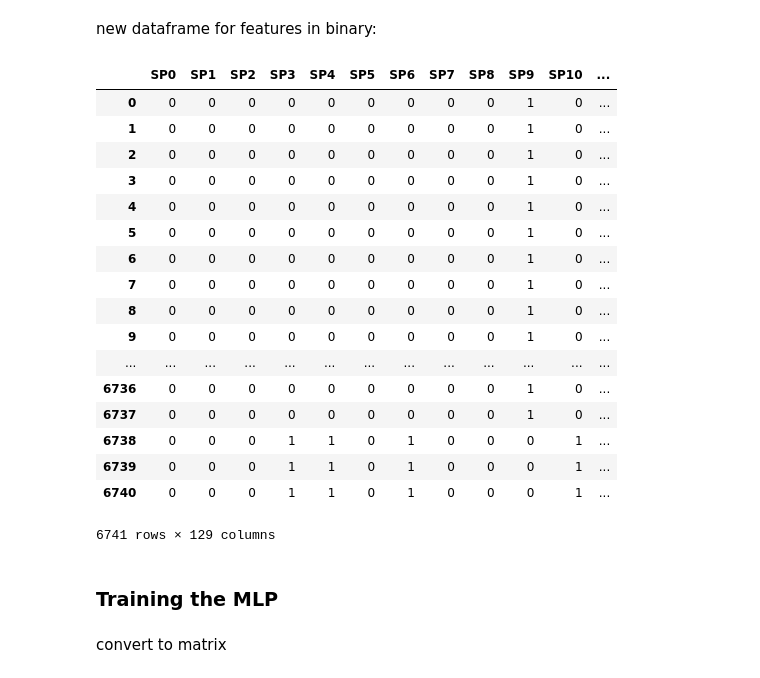
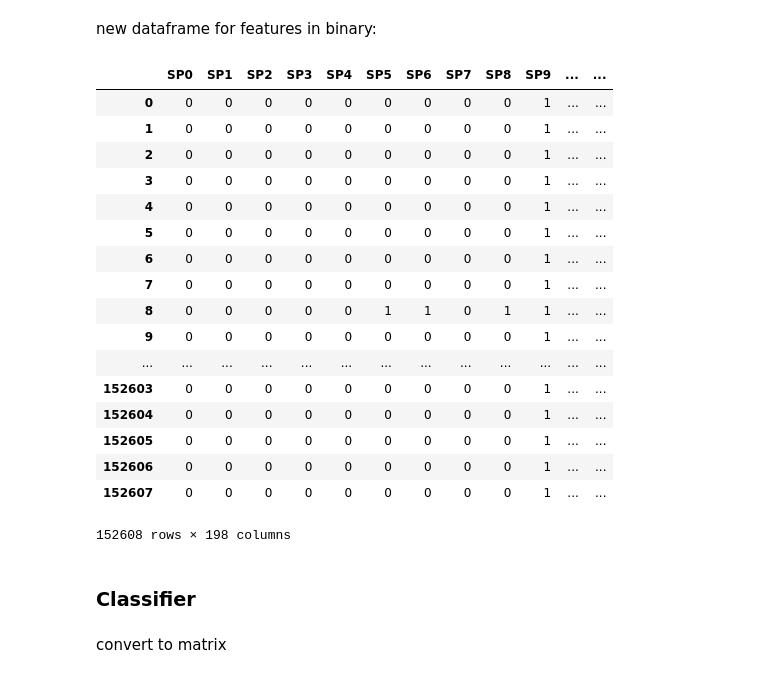
Before and after one commit to aksaw/flow-size-prediction, a Jupyter notebook: mlp.ipynb, the cells around one changed output. Saved outputs shown, nothing was run; the diff lists cells and outputs as text; code cells hidden in the pictures.

```diff
--- a/mlp.ipynb
+++ b/mlp.ipynb
@@ -12,3 +10,6 @@ df = pd.read_csv("020328.050012EST.csv")
+# %%
+# df = pd.concat( pd.read_csv("LibBldg1") for i in range(1,4) )
+df = pd.read_csv("LibBldg1")
 # %%
 df["srcAddr1"], df["srcAddr2"], df["srcAddr3"], df["srcAddr4"] = df["Source"].str.split(".", 3).str
 df["destAddr1"], df["destAddr2"], df["destAddr3"], df["destAddr4"] = df["Destination"].str.split(".", 3).str
@@ -37,0 +18,4 @@ df
+# %%
+df = df.reset_index()
+df = df.drop('index', axis=1)
+df
@@ -40,6 +43,9 @@ function to convert data to binary to feed to our neural network
 # %%
 # bits: number of bits, n: number to convert
 getBits = lambda bits: lambda n: pd.Series(list(('{0:0%db}'%bits).format(int(n))))
+# %%
+protocolMap = {p:i for i,p in enumerate(df.Protocol.unique())}
+getProtoBits = lambda p: pd.Series(list(('{0:0%db}'%3).format(protocolMap[p])))
 # %% [markdown]
 new dataframe for features in binary:
 # %%
@@ -47,49 +53,52 @@ dfb = pd.DataFrame()
 # %%
 SP_cols = ['SP%d'%i for i in range(16)]
 dfb[SP_cols] = df['srcPort'].apply(getBits(16))
 
 DP_cols = ['DP%d'%i for i in range(16)]
 dfb[DP_cols] = df['destPort'].apply(getBits(16))
 
 for j in range(4):
     SA_cols = ['SA%d'%(i+j*8) for i in range(8)]
     dfb[SA_cols] = df['srcAddr%d'%(j+1)].apply(getBits(8))
 
 for j in range(4):
     DA_cols = ['DA%d'%(i+j*8) for i in range(8)]
     dfb[DA_cols] = df['destAddr%d'%(j+1)].apply(getBits(8))
 
 Pkt1_cols = ['Pkt1-%d'%i for i in range(33)]
 dfb[Pkt1_cols] = df['firstSize'].apply(getBits(33))
 
 Pkt2_cols = ['Pkt2-%d'%i for i in range(33)]
-dfb[Pkt1_cols] = df['secondSize'].apply(getBits(33))
+dfb[Pkt2_cols] = df['secondSize'].apply(getBits(33))
 
 Pkt3_cols = ['Pkt3-%d'%i for i in range(33)]
-dfb[Pkt1_cols] = df['threeSize'].apply(getBits(33))
+dfb[Pkt3_cols] = df['thirdSize'].apply(getBits(33))
+
+Proto_cols = ['Proto-%d'%i for i in range(3)]
+dfb[Proto_cols] = df['Protocol'].apply(getProtoBits)
 
 dfb
 # %% [output]
-|  | SP0 | SP1 | SP2 | SP3 | SP4 | SP5 | SP6 | SP7 | SP8 | SP9 | SP10 | ... |
-| 0 | 0 | 0 | 0 | 0 | 0 | 0 | 0 | 0 | 0 | 1 | 0 | ... |
-| 1 | 0 | 0 | 0 | 0 | 0 | 0 | 0 | 0 | 0 | 1 | 0 | ... |
-| 2 | 0 | 0 | 0 | 0 | 0 | 0 | 0 | 0 | 0 | 1 | 0 | ... |
-| 3 | 0 | 0 | 0 | 0 | 0 | 0 | 0 | 0 | 0 | 1 | 0 | ... |
-| 4 | 0 | 0 | 0 | 0 | 0 | 0 | 0 | 0 | 0 | 1 | 0 | ... |
-| 5 | 0 | 0 | 0 | 0 | 0 | 0 | 0 | 0 | 0 | 1 | 0 | ... |
-| 6 | 0 | 0 | 0 | 0 | 0 | 0 | 0 | 0 | 0 | 1 | 0 | ... |
-| 7 | 0 | 0 | 0 | 0 | 0 | 0 | 0 | 0 | 0 | 1 | 0 | ... |
-| 8 | 0 | 0 | 0 | 0 | 0 | 0 | 0 | 0 | 0 | 1 | 0 | ... |
-| 9 | 0 | 0 | 0 | 0 | 0 | 0 | 0 | 0 | 0 | 1 | 0 | ... |
+|  | SP0 | SP1 | SP2 | SP3 | SP4 | SP5 | SP6 | SP7 | SP8 | SP9 | ... | ... |
+| 0 | 0 | 0 | 0 | 0 | 0 | 0 | 0 | 0 | 0 | 1 | ... | ... |
+| 1 | 0 | 0 | 0 | 0 | 0 | 0 | 0 | 0 | 0 | 1 | ... | ... |
+| 2 | 0 | 0 | 0 | 0 | 0 | 0 | 0 | 0 | 0 | 1 | ... | ... |
+| 3 | 0 | 0 | 0 | 0 | 0 | 0 | 0 | 0 | 0 | 1 | ... | ... |
+| 4 | 0 | 0 | 0 | 0 | 0 | 0 | 0 | 0 | 0 | 1 | ... | ... |
+| 5 | 0 | 0 | 0 | 0 | 0 | 0 | 0 | 0 | 0 | 1 | ... | ... |
+| 6 | 0 | 0 | 0 | 0 | 0 | 0 | 0 | 0 | 0 | 1 | ... | ... |
+| 7 | 0 | 0 | 0 | 0 | 0 | 0 | 0 | 0 | 0 | 1 | ... | ... |
+| 8 | 0 | 0 | 0 | 0 | 0 | 1 | 1 | 0 | 1 | 1 | ... | ... |
+| 9 | 0 | 0 | 0 | 0 | 0 | 0 | 0 | 0 | 0 | 1 | ... | ... |
 | ... | ... | ... | ... | ... | ... | ... | ... | ... | ... | ... | ... | ... |
-| 6736 | 0 | 0 | 0 | 0 | 0 | 0 | 0 | 0 | 0 | 1 | 0 | ... |
-| 6737 | 0 | 0 | 0 | 0 | 0 | 0 | 0 | 0 | 0 | 1 | 0 | ... |
-| 6738 | 0 | 0 | 0 | 1 | 1 | 0 | 1 | 0 | 0 | 0 | 1 | ... |
-| 6739 | 0 | 0 | 0 | 1 | 1 | 0 | 1 | 0 | 0 | 0 | 1 | ... |
-| 6740 | 0 | 0 | 0 | 1 | 1 | 0 | 1 | 0 | 0 | 0 | 1 | ... |
+| 152603 | 0 | 0 | 0 | 0 | 0 | 0 | 0 | 0 | 0 | 1 | ... | ... |
+| 152604 | 0 | 0 | 0 | 0 | 0 | 0 | 0 | 0 | 0 | 1 | ... | ... |
+| 152605 | 0 | 0 | 0 | 0 | 0 | 0 | 0 | 0 | 0 | 1 | ... | ... |
+| 152606 | 0 | 0 | 0 | 0 | 0 | 0 | 0 | 0 | 0 | 1 | ... | ... |
+| 152607 | 0 | 0 | 0 | 0 | 0 | 0 | 0 | 0 | 0 | 1 | ... | ... |
-6741 rows × 129 columns
+152608 rows × 198 columns
-# %% [markdown]
-### Training the MLP
+# %% [markdown]
+### Classifier
 # %% [markdown]
 convert to matrix
 # %%
```
Also changed, not shown: parts of 22 cells of this notebook, 5 other files.
